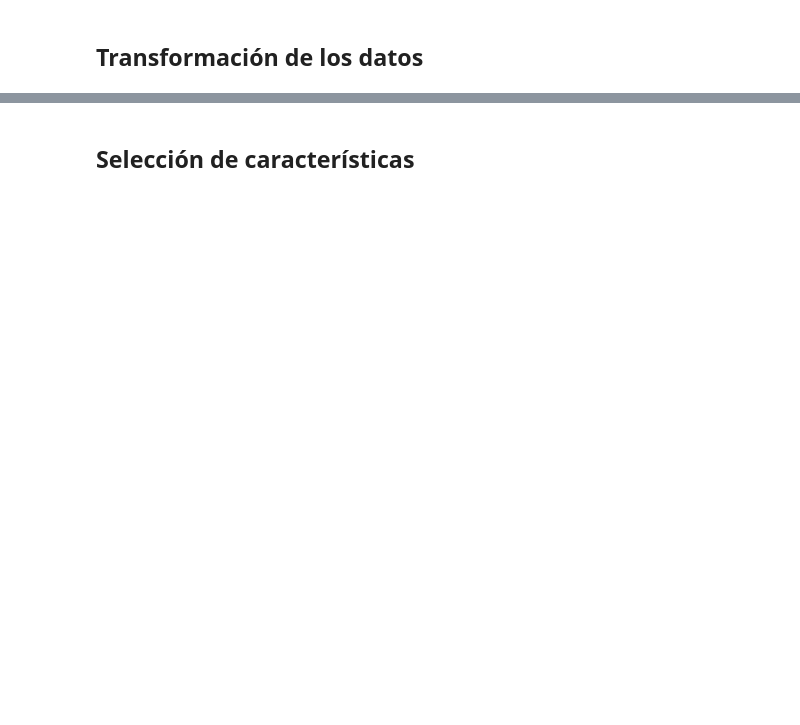
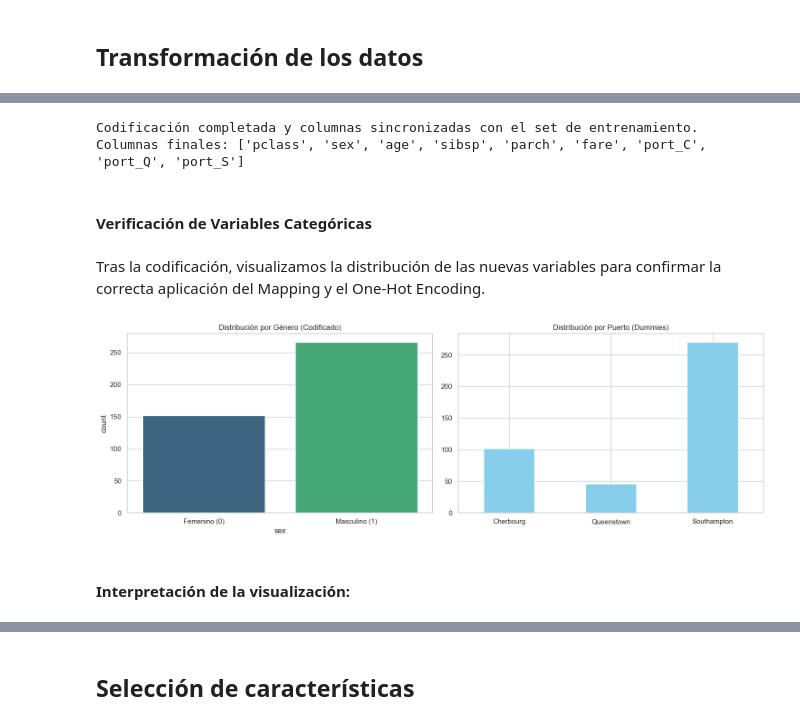
Before and after one commit to duvan1026/Titanic_Big_Data, a Jupyter notebook: ABD_CastroBautistaDuvanDario.ipynb, the cells around one changed output, grey strips where cells are left out. Cells and saved outputs as stored; diff of their text form; code cells hidden in the pictures; blank space fills up the shorter version.

```diff
--- a/ABD_CastroBautistaDuvanDario.ipynb
+++ b/ABD_CastroBautistaDuvanDario.ipynb
@@ -1520,0 +1422,6 @@ dtype: int64
+# %%
+# Aplicamos el clipping al Test Real usando los parámetros de Entrenamiento
+titanicRealTst['age'] = titanicRealTst['age'].clip(lower=inf_age, upper=sup_age)
+titanicRealTst['fare'] = titanicRealTst['fare'].clip(lower=inf_fare, upper=sup_fare)
+
+print("Outliers del Test Real ajustados con éxito.")
@@ -1585,0 +1541,45 @@ titanicRealTst_Norm
+# %%
+# A. Transformación de la variable 'sex'
+# Usamos el mismo mapeo que en el entrenamiento: {'female': 0, 'male': 1}
+titanicRealTst['sex'] = titanicRealTst['sex'].map(mapping_sex)
+
+# B. Transformación de la variable 'embarked' (One-Hot Encoding)
+# Creamos las columnas port_C, port_Q, port_S
+titanicRealTst = pd.get_dummies(titanicRealTst, columns=['embarked'], prefix='port')
+
+# C. Sincronización y Reindexación (Paso Crítico)
+# Aseguramos que titanicRealTst tenga exactamente las mismas columnas que X_train.
+# Si en el test real faltara algún puerto, reindex lo añade con valor 0.
+titanicRealTst = titanicRealTst.reindex(columns=X_train.columns, fill_value=0)
+
+print("Codificación completada y columnas sincronizadas con el set de entrenamiento.")
+print(f"Columnas finales: {titanicRealTst.columns.tolist()}")
+# %% [output]
+Codificación completada y columnas sincronizadas con el set de entrenamiento.
+Columnas finales: ['pclass', 'sex', 'age', 'sibsp', 'parch', 'fare', 'port_C', 'port_Q', 'port_S']
+# %% [markdown]
+#### Verificación de Variables Categóricas
+# %% [markdown]
+Tras la codificación, visualizamos la distribución de las nuevas variables para confirmar la correcta aplicación del Mapping y el One-Hot Encoding.
+# %%
+# Configuramos una figura con dos subgráficos
+fig, axes = plt.subplots(1, 2, figsize=(15, 5))
+
+# Gráfico 1: Distribución de Género (0=Female, 1=Male)
+sns.countplot(x='sex', data=titanicRealTst, ax=axes[0], palette='viridis')
+axes[0].set_title('Distribución por Género (Codificado)')
+axes[0].set_xticklabels(['Femenino (0)', 'Masculino (1)'])
+
+# Gráfico 2: Distribución por Puerto de Embarque
+# Sumamos las columnas dummy para ver el total por puerto
+puertos = titanicRealTst[['port_C', 'port_Q', 'port_S']].sum()
+puertos.plot(kind='bar', ax=axes[1], color='skyblue')
+axes[1].set_title('Distribución por Puerto (Dummies)')
+axes[1].set_xticklabels(['Cherbourg', 'Queenstown', 'Southampton'], rotation=0)
+
+plt.tight_layout()
+plt.show()
+# %% [output]
+[figure, added]
+# %% [markdown]
+#### Interpretación de la visualización:
```
Also changed, not shown: parts of 52 cells of this notebook.
